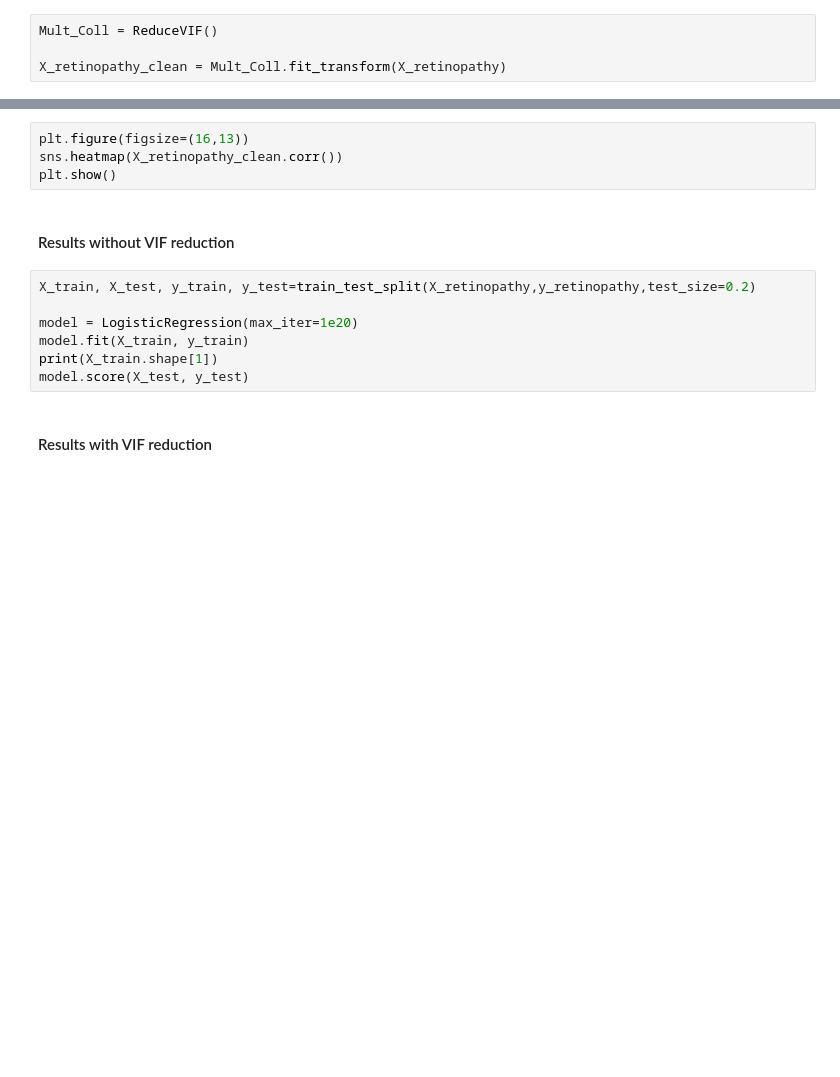
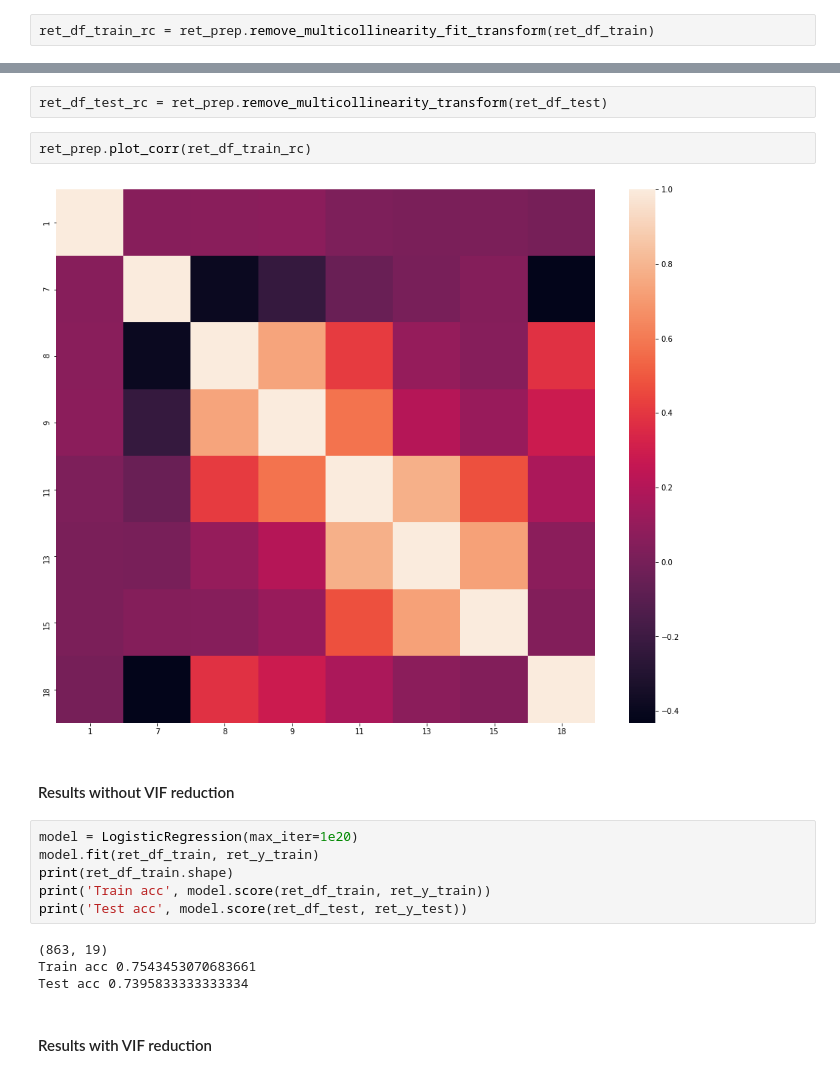
Before and after one commit to pawel99k/AML2022, a Jupyter notebook: Project1/Feature Engineering.ipynb, the cells around one changed output, grey strips where cells are left out. Cells and saved outputs as stored; diff of their text form; blank space fills up the shorter version.

```diff
--- a/Project1/Feature Engineering.ipynb
+++ b/Project1/Feature Engineering.ipynb
@@ -157,4 +168,2 @@ plt.show()
 # %%
-Mult_Coll = ReduceVIF()
-
-X_retinopathy_clean = Mult_Coll.fit_transform(X_retinopathy)
+ret_df_train_rc = ret_prep.remove_multicollinearity_fit_transform(ret_df_train)
@@ -161,16 +183,21 @@ X_retinopathy_clean = Mult_Coll.fit_transform(X_retinopathy)
+# %%
+ret_df_test_rc = ret_prep.remove_multicollinearity_transform(ret_df_test)
 # %%
-plt.figure(figsize=(16,13))
-sns.heatmap(X_retinopathy_clean.corr())
-plt.show()
+ret_prep.plot_corr(ret_df_train_rc)
+# %% [output]
+[figure, added]
 # %% [markdown]
 #### Results without VIF reduction
 # %%
-X_train, X_test, y_train, y_test=train_test_split(X_retinopathy,y_retinopathy,test_size=0.2)
-
 model = LogisticRegression(max_iter=1e20)
-model.fit(X_train, y_train)
-print(X_train.shape[1])
-model.score(X_test, y_test)
+model.fit(ret_df_train, ret_y_train)
+print(ret_df_train.shape)
+print('Train acc', model.score(ret_df_train, ret_y_train))
+print('Test acc', model.score(ret_df_test, ret_y_test))
+# %% [output]
+(863, 19)
+Train acc 0.7543453070683661
+Test acc 0.7395833333333334
 # %% [markdown]
 #### Results with VIF reduction
 # %%
```
Also changed, not shown: parts of 68 cells of this notebook, 1 other file.
